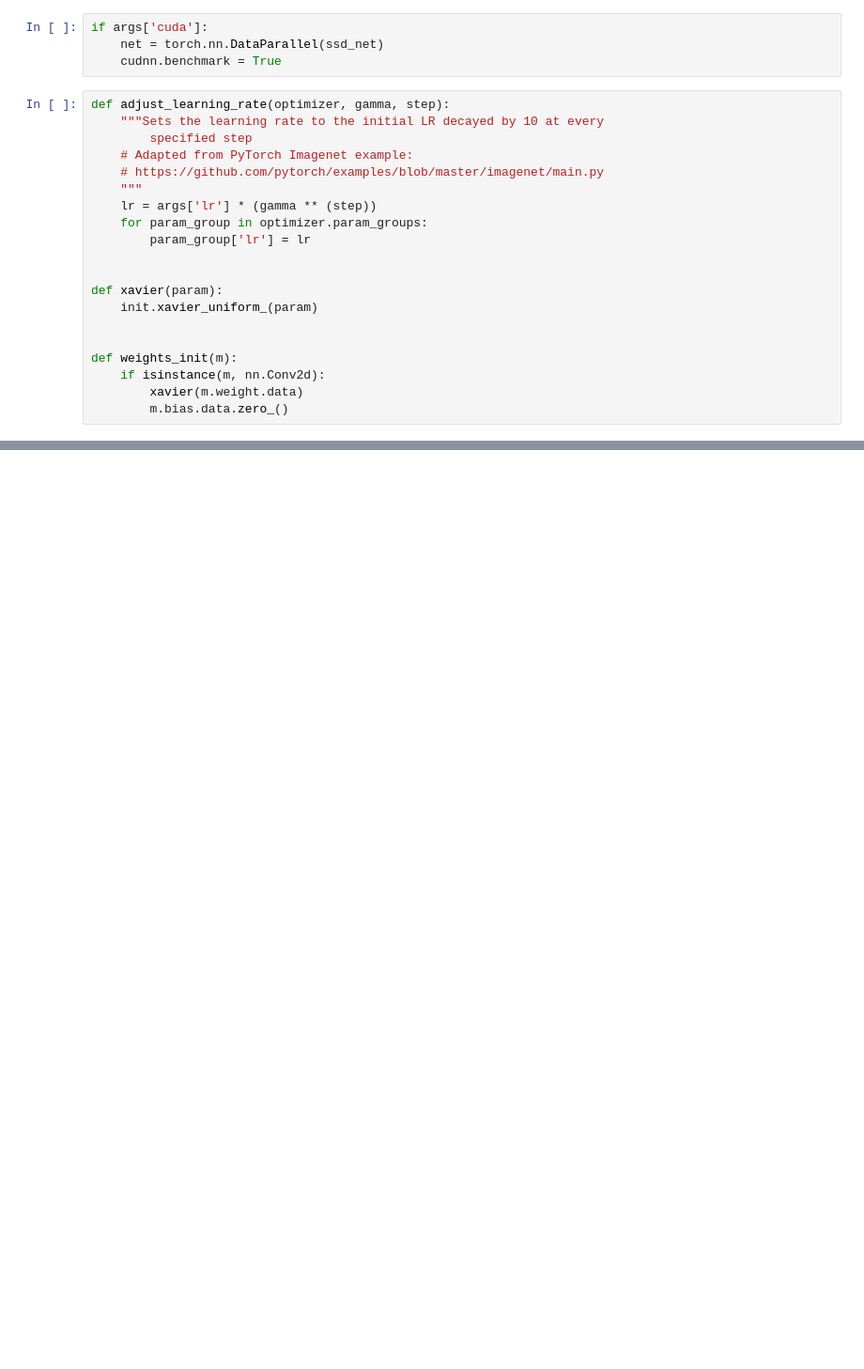
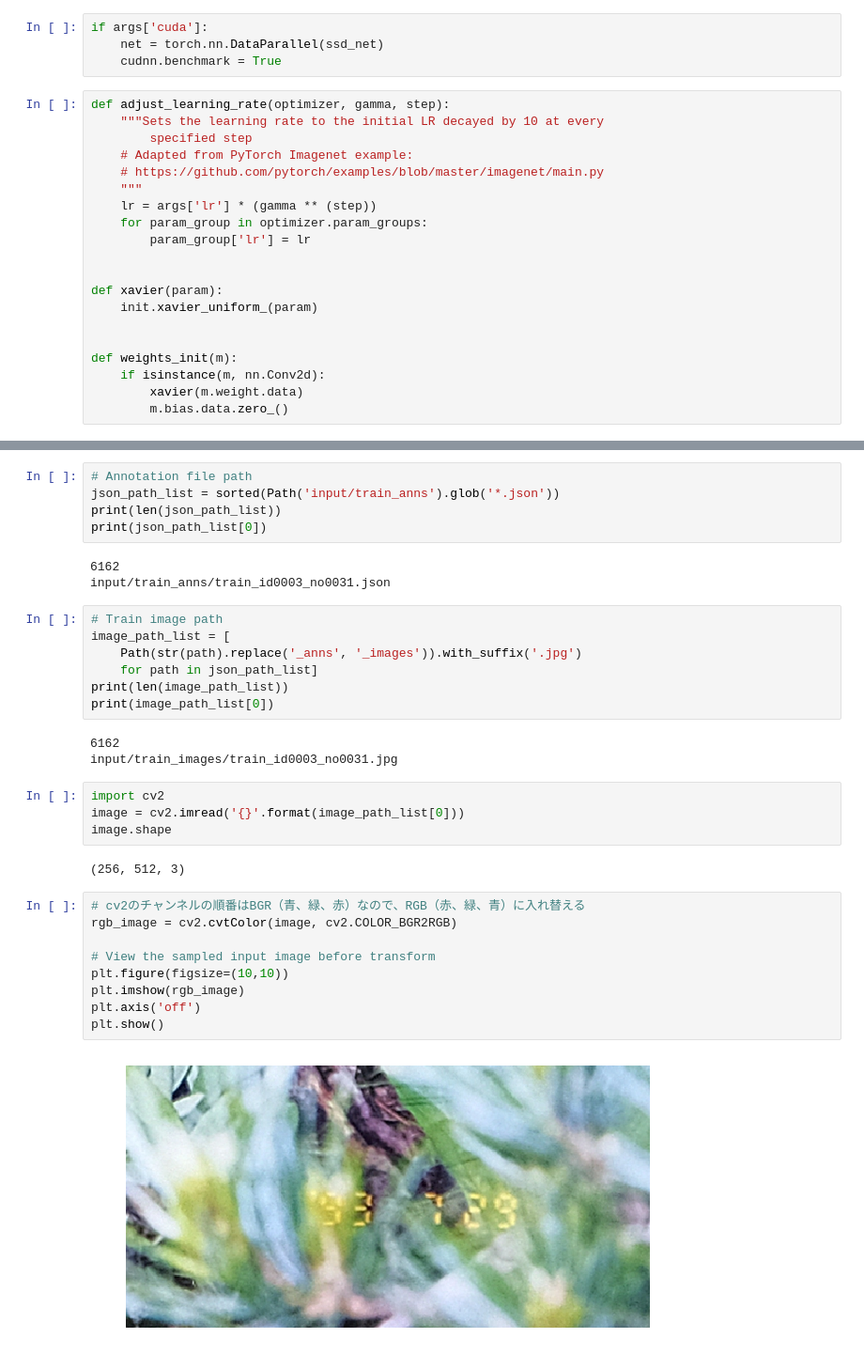
Before and after one commit to miyamotok0105/pytorch_handbook, a Jupyter notebook: chapter7/section7_4.ipynb, the cells around one changed output, grey strips where cells are left out. Shown at 94% size. Drawn from its saved outputs; the diff is of its cells as text; blank space fills up the shorter version.

```diff
--- a/chapter7/section7_4.ipynb
+++ b/chapter7/section7_4.ipynb
@@ -350,0 +447,35 @@ iter 1190 || Loss: 6.3005 ||
+# %%
+# Annotation file path
+json_path_list = sorted(Path('input/train_anns').glob('*.json'))
+print(len(json_path_list))
+print(json_path_list[0])
+# %% [output]
+6162
+input/train_anns/train_id0003_no0031.json
+# %%
+# Train image path
+image_path_list = [
+    Path(str(path).replace('_anns', '_images')).with_suffix('.jpg')
+    for path in json_path_list]
+print(len(image_path_list))
+print(image_path_list[0])
+# %% [output]
+6162
+input/train_images/train_id0003_no0031.jpg
+# %%
+import cv2
+image = cv2.imread('{}'.format(image_path_list[0]))
+image.shape
+# %% [output]
+(256, 512, 3)
+# %%
+# cv2のチャンネルの順番はBGR（青、緑、赤）なので、RGB（赤、緑、青）に入れ替える
+rgb_image = cv2.cvtColor(image, cv2.COLOR_BGR2RGB)
+
+# View the sampled input image before transform
+plt.figure(figsize=(10,10))
+plt.imshow(rgb_image)
+plt.axis('off')
+plt.show()
+# %% [output]
+[figure, added]
```
Also changed, not shown: parts of 50 cells of this notebook.
